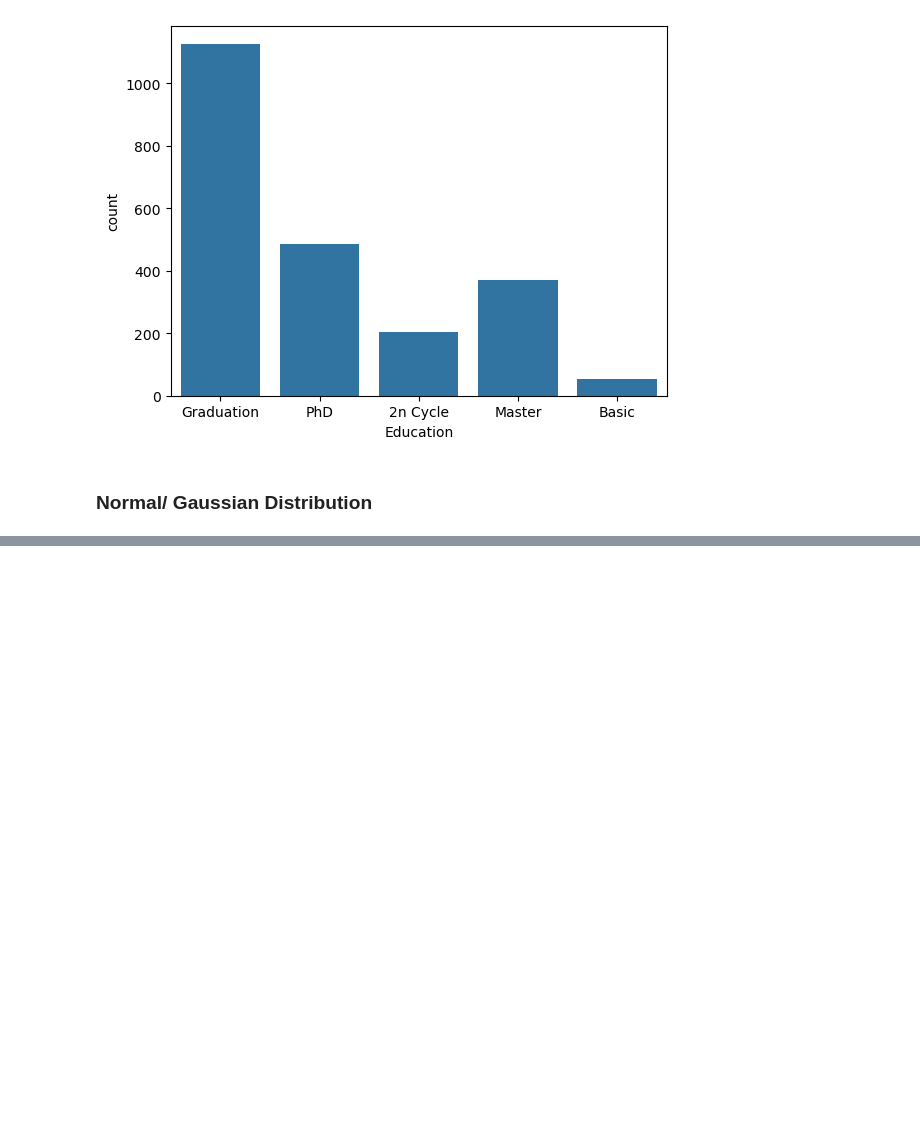
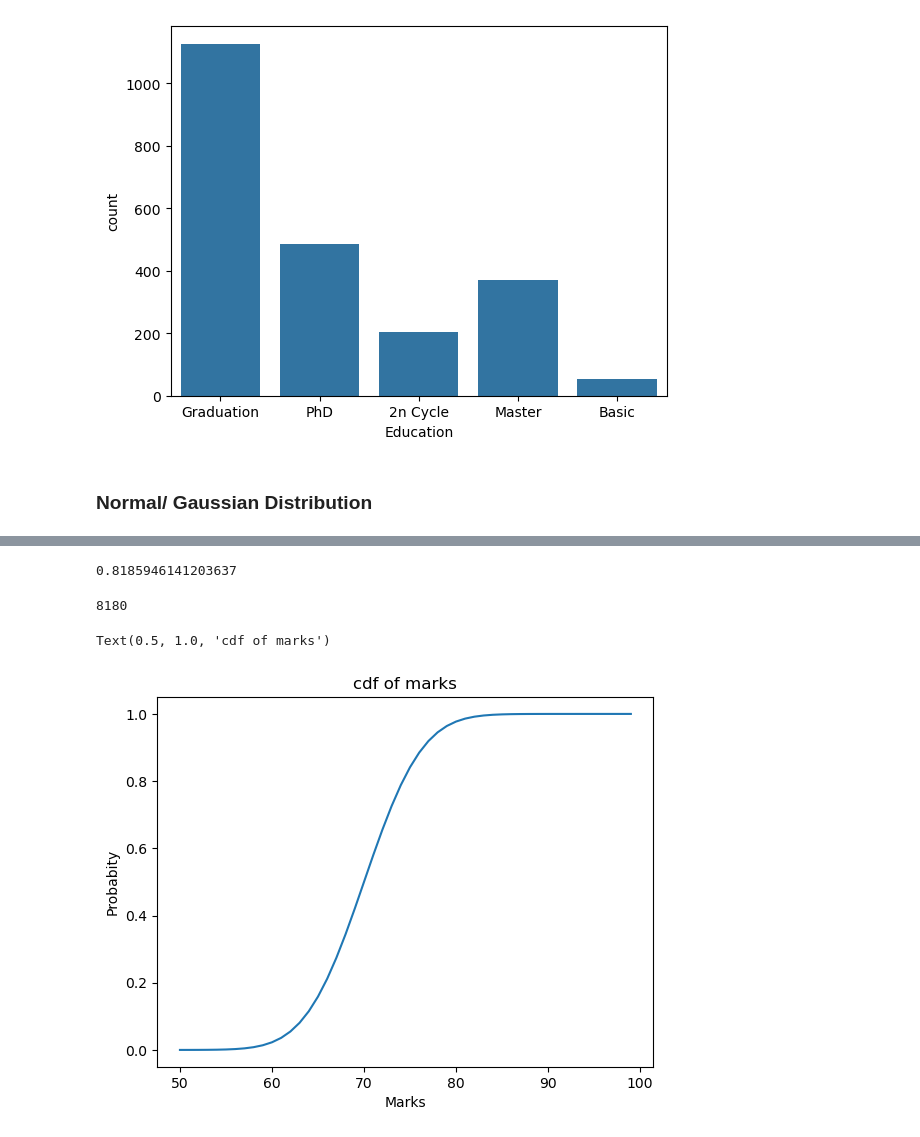
Before and after one commit to samienaseem/DataScience, a Jupyter notebook: Probablity_Distribution.ipynb, the cells around one changed output, grey strips where cells are left out. Cells and saved outputs as stored; diff of their text form; code cells hidden in the pictures; blank space fills up the shorter version.

```diff
--- a/Probablity_Distribution.ipynb
+++ b/Probablity_Distribution.ipynb
@@ -112,0 +158,9 @@ sns.countplot(x="Education", data=df)
+# %%
+prob_80-prob_65
+# %% [output]
+0.8185946141203637
+# %%
+#if we want to know how many students are in this range out of 10000 students
+round(marks.shape[0]*0.818)
+# %% [output]
+8180
@@ -112,0 +169,12 @@ sns.countplot(x="Education", data=df)
+# %%
+x=np.arange(50,100,1)
+# %%
+cdf=norm.cdf(x)
+# %%
+plt.plot(x,cdf)
+plt.xlabel("Marks")
+plt.ylabel("Probabity")
+plt.title("cdf of marks")
+# %% [output]
+Text(0.5, 1.0, 'cdf of marks')
+[figure, added]
```
Also changed, not shown: parts of 16 cells of this notebook.
